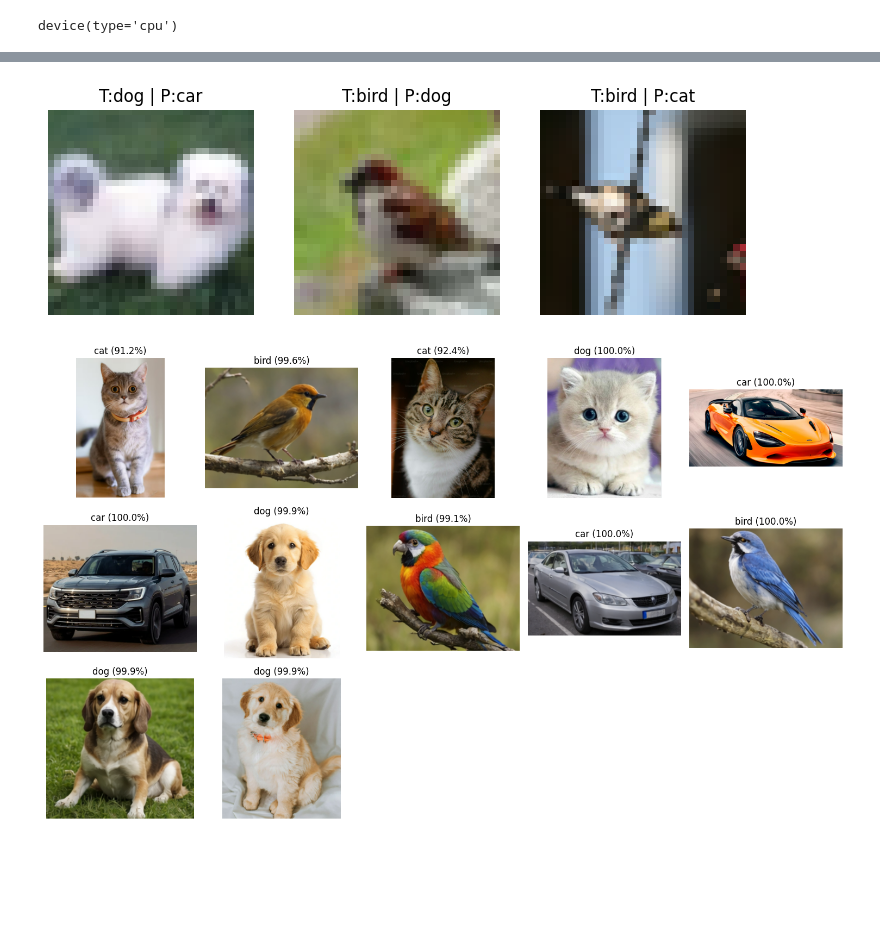
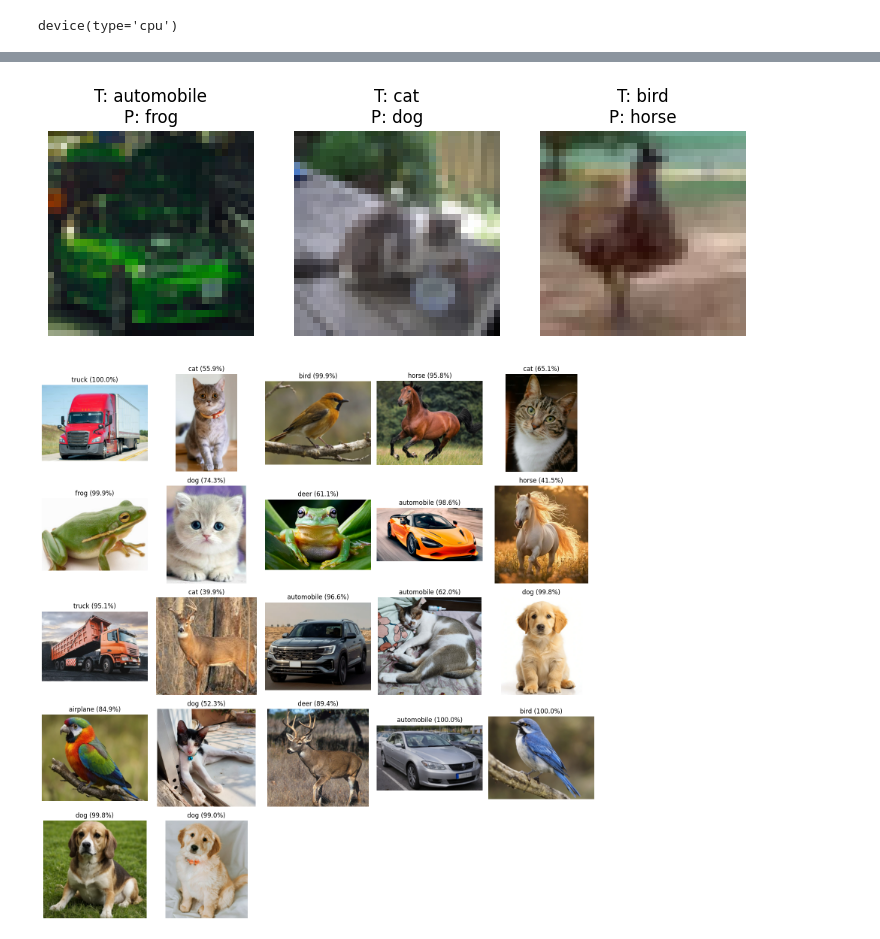
Before and after one commit to mitra369/210112-CN_CIFAR10, a Jupyter notebook: 210112_CN_CIFAR10.ipynb, the cells around one changed output, grey strips where cells are left out. Cells and saved outputs as stored; diff of their text form; code cells hidden in the pictures; blank space fills up the shorter version.

Commit message:
210112_CN_CIFAR10 using Colab

```diff
--- a/210112_CN_CIFAR10.ipynb
+++ b/210112_CN_CIFAR10.ipynb
@@ -68,16 +70,18 @@ testloader = DataLoader(testset, batch_size=64, shuffle=False)
 class CNN(nn.Module):
     def __init__(self):
         super().__init__()
+
         self.conv1 = nn.Conv2d(3, 32, 3, padding=1)
         self.conv2 = nn.Conv2d(32, 64, 3, padding=1)
         self.pool = nn.MaxPool2d(2, 2)
+
         self.fc1 = nn.Linear(64 * 8 * 8, 128)
-        self.fc2 = nn.Linear(128, 4)
+        self.fc2 = nn.Linear(128, 10)   # ✅ 10 classes
 
     def forward(self, x):
         x = self.pool(torch.relu(self.conv1(x)))
         x = self.pool(torch.relu(self.conv2(x)))
-        x = x.view(-1, 64 * 8 * 8)
+        x = x.view(x.size(0), -1)
         x = torch.relu(self.fc1(x))
         return self.fc2(x)
 # %%
@@ -86,10 +90,10 @@ model = CNN().to(device)
 criterion = nn.CrossEntropyLoss()
 optimizer = optim.Adam(model.parameters(), lr=0.001)
 # %%
+epochs = 10
+
 train_loss, train_acc = [], []
 val_loss, val_acc = [], []
-
-epochs = 10
 
 for epoch in range(epochs):
     model.train()
@@ -130,7 +134,7 @@ for epoch in range(epochs):
     val_loss.append(running_loss / len(testloader))
     val_acc.append(correct / total)
 
-    print(f"Epoch {epoch+1} | "
-          f"Train Acc {train_acc[-1]*100:.2f}% | "
-          f"Val Acc {val_acc[-1]*100:.2f}%")
+    print(f"Epoch {epoch+1}/{epochs} | "
+          f"Train Acc: {train_acc[-1]*100:.2f}% | "
+          f"Val Acc: {val_acc[-1]*100:.2f}%")
 # %% [output]
@@ -167,11 +168,28 @@ import seaborn as sns
 # %%
+model.eval()
 y_true, y_pred = [], []
 
-model.eval()
 with torch.no_grad():
     for images, labels in testloader:
         images = images.to(device)
+        labels = labels.to(device)
+
         outputs = model(images)
         _, predicted = torch.max(outputs, 1)
-        y_true.extend(labels.numpy())
+
+        y_true.extend(labels.cpu().numpy())
         y_pred.extend(predicted.cpu().numpy())
+
+cm = confusion_matrix(
+    y_true,
+    y_pred,
+    labels=list(range(10))   # ✅ force all 10 classes
+)
+
+disp = ConfusionMatrixDisplay(
+    confusion_matrix=cm,
+    display_labels=classes
+)
+
+disp.plot(cmap="Blues", xticks_rotation=45)
+plt.show()
@@ -193,19 +198,19 @@ wrong = [(i, y_true[i], y_pred[i])
 # %%
+wrong = [i for i in range(len(y_true)) if y_true[i] != y_pred[i]]
 samples = random.sample(wrong, 3)
 
 plt.figure(figsize=(9,3))
-
-for i, (idx, true, pred) in enumerate(samples):
+for i, idx in enumerate(samples):
     img = testset[idx][0].permute(1,2,0).numpy()
     img = (img + 1) / 2
 
     plt.subplot(1,3,i+1)
     plt.imshow(img)
-    plt.title(f"T:{classes[true]} | P:{classes[pred]}")
+    plt.title(f"T: {classes[y_true[idx]]}\nP: {classes[y_pred[idx]]}")
     plt.axis("off")
 
 plt.show()
 # %% [output]
-[figure, old version]
+[figure, new version]
 # %%
 phone_dir = "210112-CN_CIFAR10/dataset/phone image"
@@ -213,17 +222,9 @@ phone_imgs = os.listdir(phone_dir)
 # %%
-import math
-
-phone_dir = "210112-CN_CIFAR10/dataset/phone image"
-
-phone_imgs = [f for f in os.listdir(phone_dir)
-              if f.lower().endswith(('.png', '.jpg', '.jpeg'))]
-
-n = len(phone_imgs)
 cols = 5
-rows = math.ceil(n / cols)
-
+rows = math.ceil(len(phone_imgs) / cols)
 plt.figure(figsize=(15, 3 * rows))
 
+model.eval()
 for i, img_name in enumerate(phone_imgs):
     img_path = os.path.join(phone_dir, img_name)
     img = Image.open(img_path).convert("RGB")
@@ -234,7 +235,7 @@ for i, img_name in enumerate(phone_imgs):
         prob = torch.softmax(output, dim=1)
         conf, pred = torch.max(prob, 1)
 
-    plt.subplot(rows, cols, i + 1)
+    plt.subplot(rows, cols, i+1)
     plt.imshow(img)
     plt.title(f"{classes[pred.item()]} ({conf.item()*100:.1f}%)")
     plt.axis("off")
@@ -242,4 +243,4 @@ for i, img_name in enumerate(phone_imgs):
 plt.tight_layout()
 plt.show()
 # %% [output]
-[figure, old version]
+[figure, new version]
```
Also changed, not shown: parts of 14 cells of this notebook.
